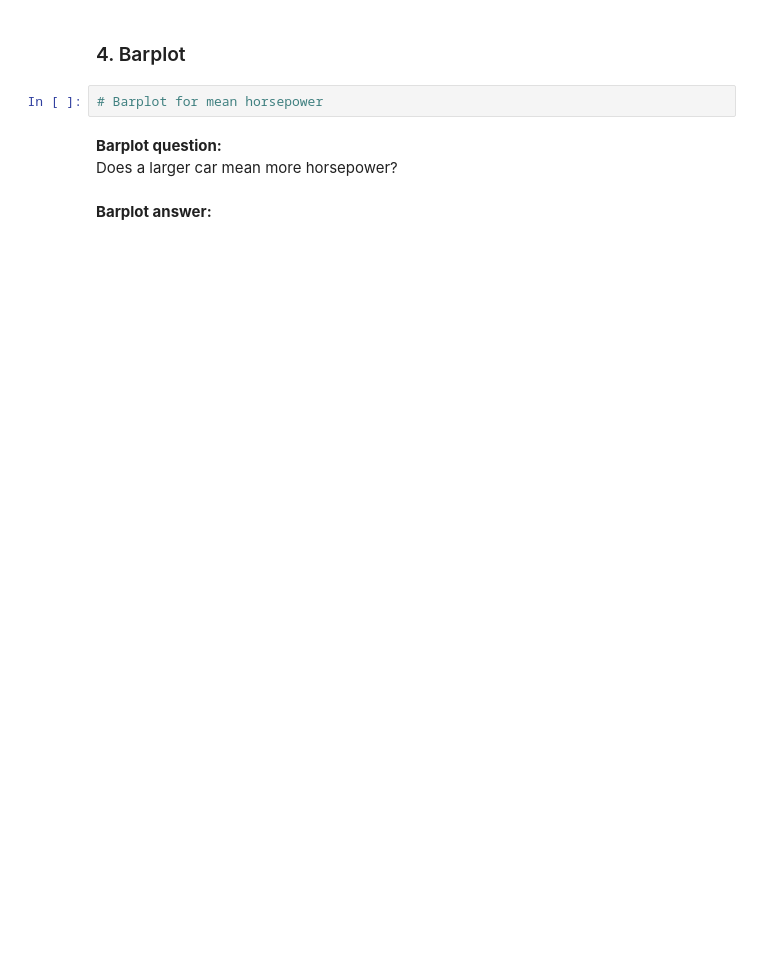
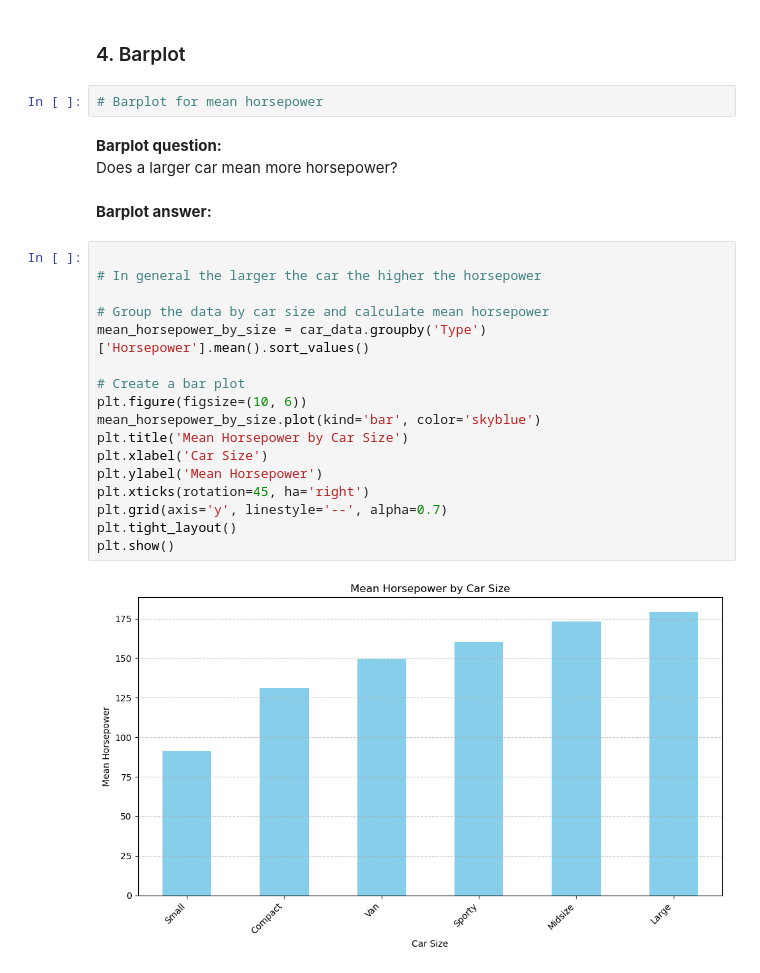
Before and after one commit to APape95/Data_Visualisation, a Jupyter notebook: data_viz_task.ipynb, the cells around one changed output. Cells and saved outputs as stored; diff of their text form; blank space fills up the shorter version.

```diff
--- a/data_viz_task.ipynb
+++ b/data_viz_task.ipynb
@@ -71,3 +111,22 @@ What is this relationship? What happens when the wheelbase gets larger?
 Does a larger car mean more horsepower?
 # %% [markdown]
 **Barplot answer:**
+# %%
+
+# In general the larger the car the higher the horsepower
+
+# Group the data by car size and calculate mean horsepower
+mean_horsepower_by_size = car_data.groupby('Type')['Horsepower'].mean().sort_values()
+
+# Create a bar plot
+plt.figure(figsize=(10, 6))
+mean_horsepower_by_size.plot(kind='bar', color='skyblue')
+plt.title('Mean Horsepower by Car Size')
+plt.xlabel('Car Size')
+plt.ylabel('Mean Horsepower')
+plt.xticks(rotation=45, ha='right')
+plt.grid(axis='y', linestyle='--', alpha=0.7)
+plt.tight_layout()
+plt.show()
+# %% [output]
+[figure, added]
```
Also changed, not shown: parts of 6 cells of this notebook.
